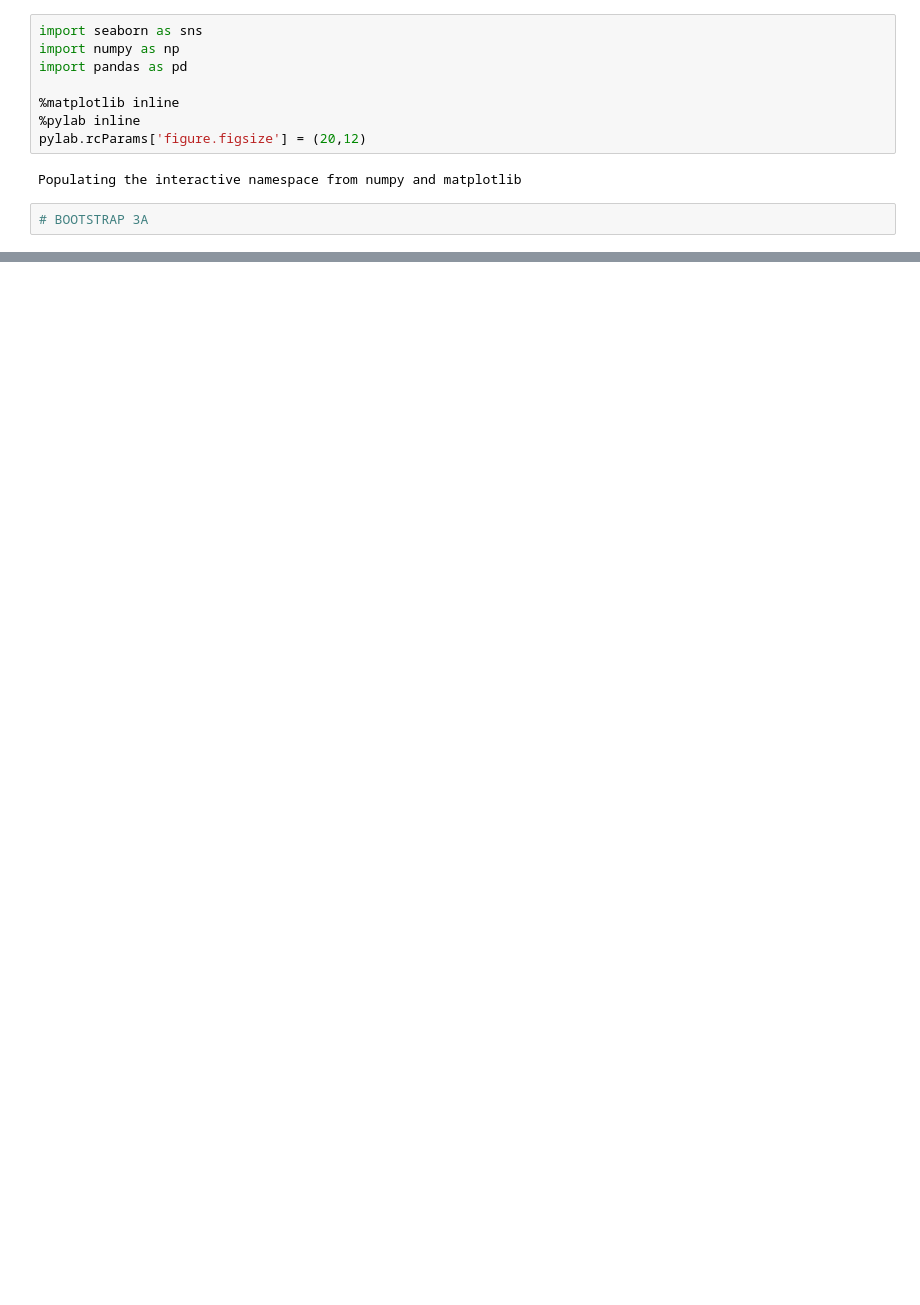
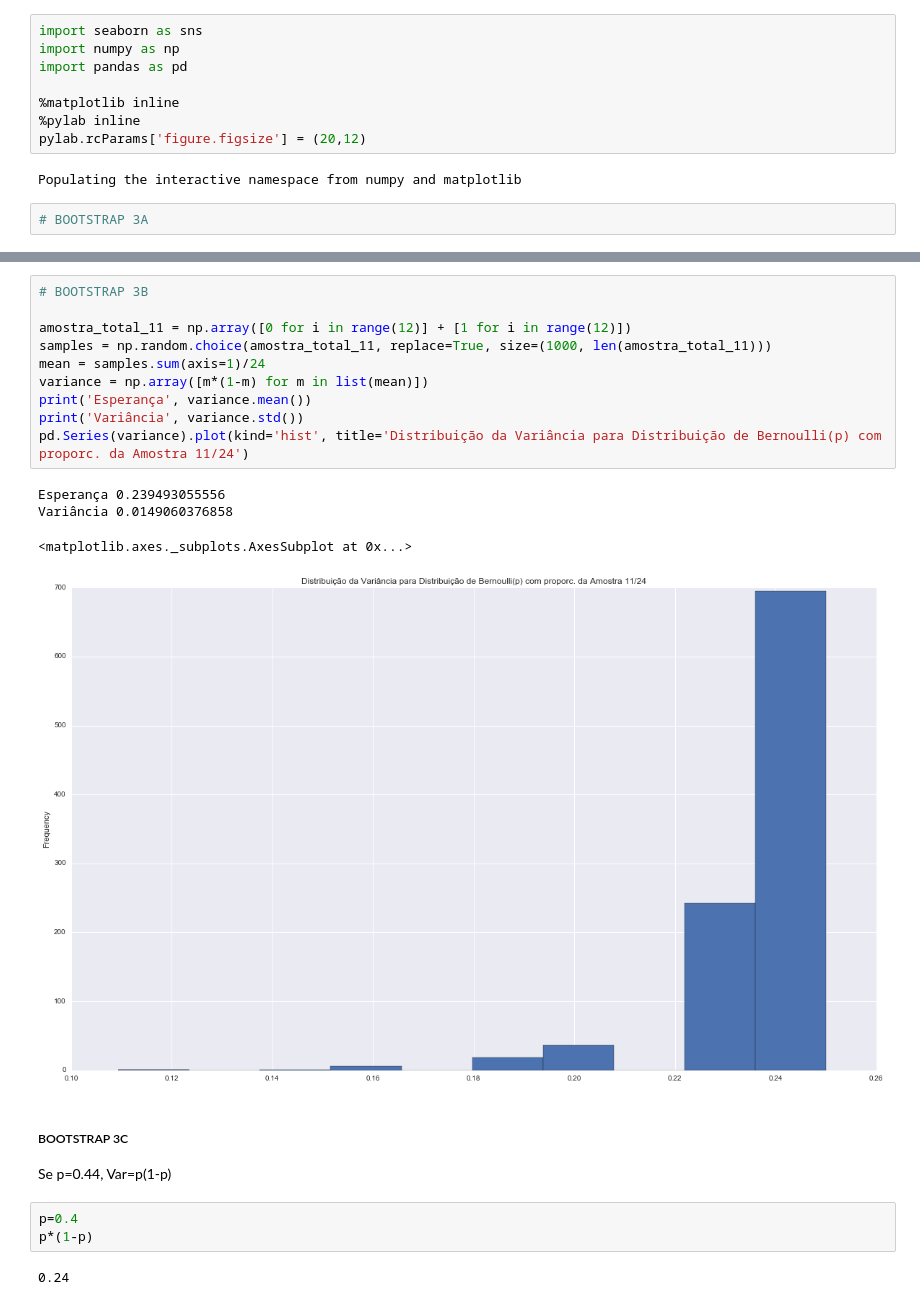
Before and after one commit to JoaoCarabetta/EMAP-Mestrado, a Jupyter notebook: estatistica/hw1.ipynb, the cells around one changed output, grey strips where cells are left out. Drawn from its saved outputs; the diff is of its cells as text; blank space fills up the shorter version.

```diff
--- a/estatistica/hw1.ipynb
+++ b/estatistica/hw1.ipynb
@@ -26,2 +27,25 @@ Variância 0.0167347854729
+# %%
+# BOOTSTRAP 3B
+
+amostra_total_11 = np.array([0 for i in range(12)] + [1 for i in range(12)])
+samples = np.random.choice(amostra_total_11, replace=True, size=(1000, len(amostra_total_11)))
+mean = samples.sum(axis=1)/24
+variance = np.array([m*(1-m) for m in list(mean)])
+print('Esperança', variance.mean())
+print('Variância', variance.std())
+pd.Series(variance).plot(kind='hist', title='Distribuição da Variância para Distribuição de Bernoulli(p) com proporc. da Amostra 11/24')
+# %% [output]
+Esperança 0.239493055556
+Variância 0.0149060376858
+<matplotlib.axes._subplots.AxesSubplot at 0x...>
+[figure, added]
+# %% [markdown]
+##### BOOTSTRAP 3C
+Se p=0.44, Var=p(1-p)
+# %%
+p=0.4
+p*(1-p)
+# %% [output]
+0.24
 # %%
 # %% [output]
```
Also changed, not shown: parts of 3 cells of this notebook.
